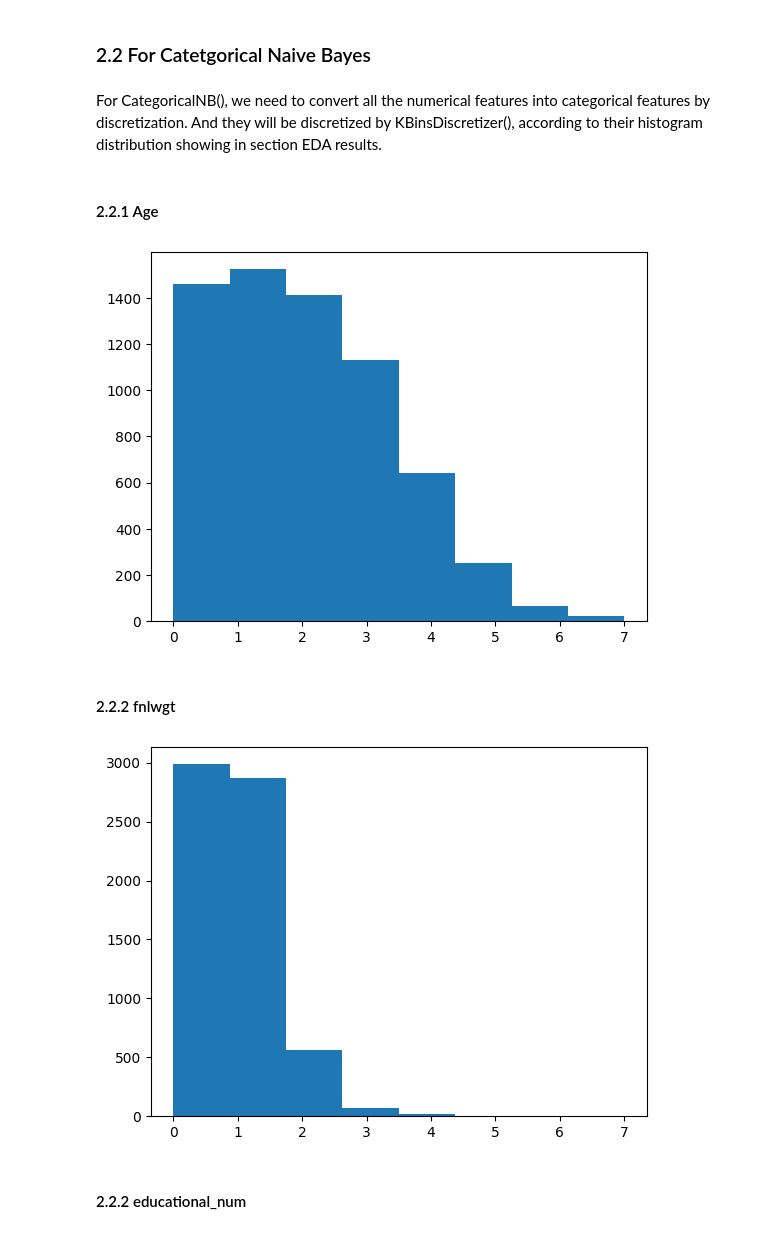
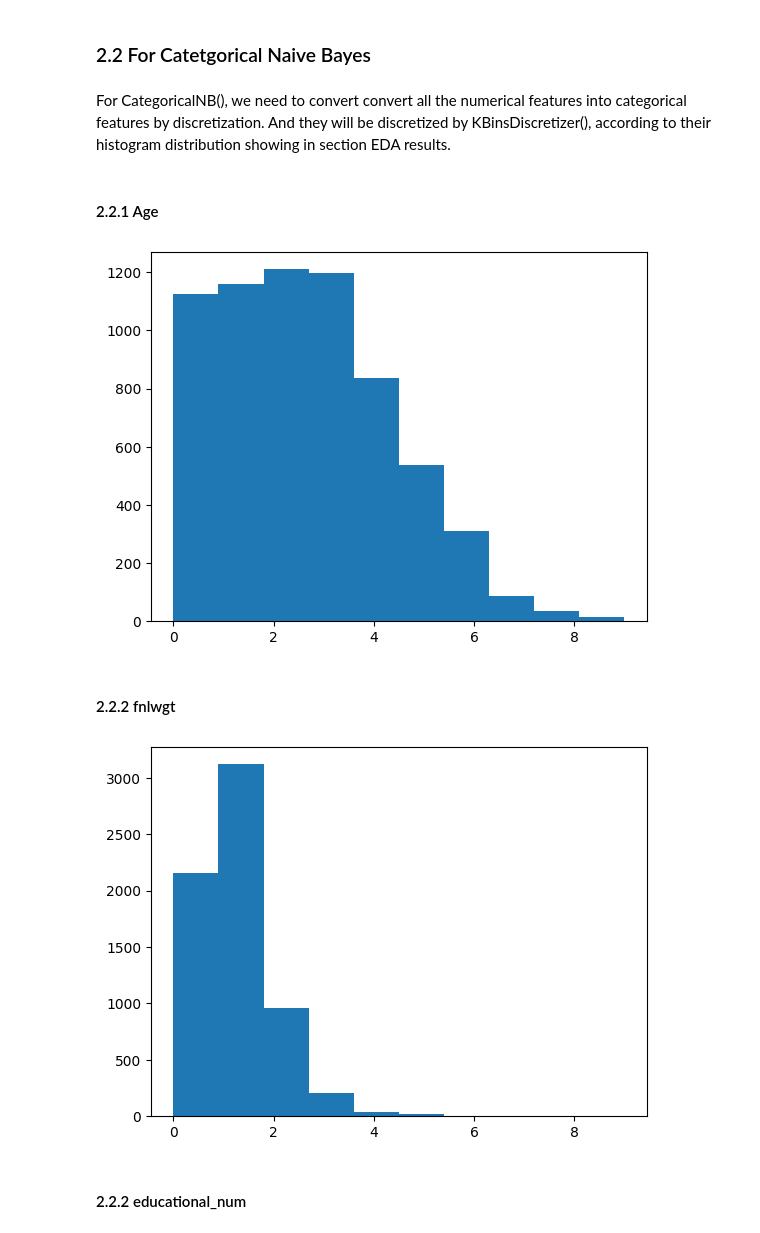
Before and after one commit to AlinZohari/ML-Adult, a Jupyter notebook: 0042ByesLearning.ipynb, the cells around one changed output. Cells and saved outputs as stored; diff of their text form; code cells hidden in the pictures.

```diff
--- a/0042ByesLearning.ipynb
+++ b/0042ByesLearning.ipynb
@@ -98,7 +99,7 @@ ys_gnb_val = ys_val['income']
 # %% [markdown]
 ### 2.2 For Catetgorical Naive Bayes
 # %% [markdown]
-For CategoricalNB(), we need to convert all the numerical features into categorical features by discretization. And they will be discretized by KBinsDiscretizer(), according to their histogram distribution showing in section EDA results.
+For CategoricalNB(), we need to convert convert all the numerical features into categorical features by discretization. And they will be discretized by KBinsDiscretizer(), according to their histogram distribution showing in section EDA results.
 # %% [markdown]
 #### 2.2.1 Age
 # %%
@@ -112,7 +113,7 @@ age_d=age_d.values.reshape(-1,1)
 
 
 # define the kbinsdiscretizer for Age with 8 bins
-kbins = KBinsDiscretizer(n_bins=8, encode='ordinal', strategy='uniform')
+kbins = KBinsDiscretizer(n_bins=10, encode='ordinal', strategy='uniform')
 age_trans = kbins.fit_transform(age_d)
 
 
@@ -122,39 +123,39 @@ age_dv = xs_val['age']
 age_dv=age_dv.values.reshape(-1,1)
 
 
-kbins = KBinsDiscretizer(n_bins=8, encode='ordinal', strategy='uniform')
+kbins = KBinsDiscretizer(n_bins=10, encode='ordinal', strategy='uniform')
 age_trans_v = kbins.fit_transform(age_dv)
 
 # histogram of the transformed data
-pyplot.hist(age_trans_v, bins=8)
+pyplot.hist(age_trans_v, bins=10)
 pyplot.show()
 # %% [output]
-[figure, old version]
+[figure, new version]
 # %% [markdown]
 #### 2.2.2 fnlwgt
 # %%
 fw_d = xs_train_v['fnlwgt']
 # reshape the Final weight column
 fw_d=fw_d.values.reshape(-1,1)
 
 # define the kbinsdiscretizer for final weight with 8 bins
-kbins = KBinsDiscretizer(n_bins=8, encode='ordinal', strategy='uniform')
+kbins = KBinsDiscretizer(n_bins=10, encode='ordinal', strategy='uniform')
 fw_trans = kbins.fit_transform(age_d)
 
 
 
 fw_dv = xs_val['fnlwgt']
 fw_dv=fw_dv.values.reshape(-1,1)
 
 #process the finalweight column in validation set as well
-kbins = KBinsDiscretizer(n_bins=8, encode='ordinal', strategy='uniform')
+kbins = KBinsDiscretizer(n_bins=10, encode='ordinal', strategy='uniform')
 fw_trans_v = kbins.fit_transform(fw_dv)
 
 # histogram of the transformed data
-pyplot.hist(fw_trans_v, bins=8)
+pyplot.hist(fw_trans_v, bins=10)
 pyplot.show()
 # %% [output]
-[figure, old version]
+[figure, new version]
 # %% [markdown]
 #### 2.2.2 educational_num
 # %%
```
Also changed, not shown: parts of 26 cells of this notebook.
